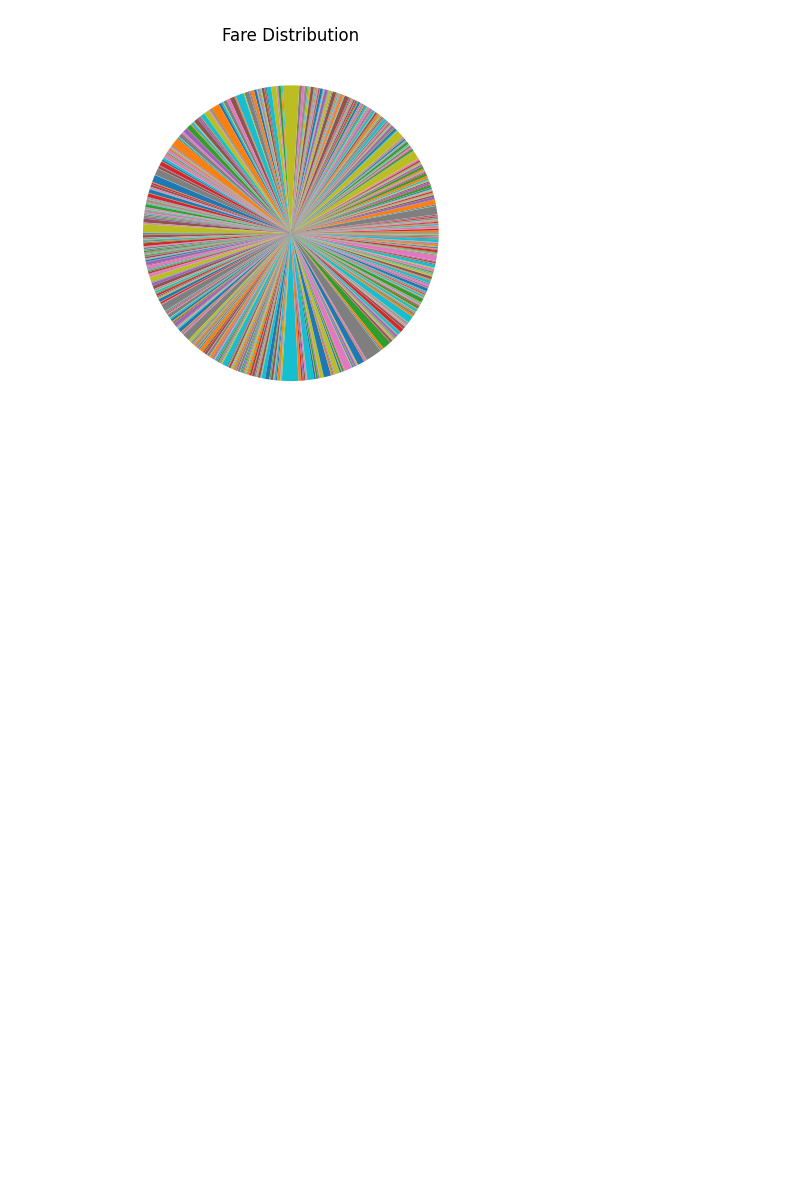
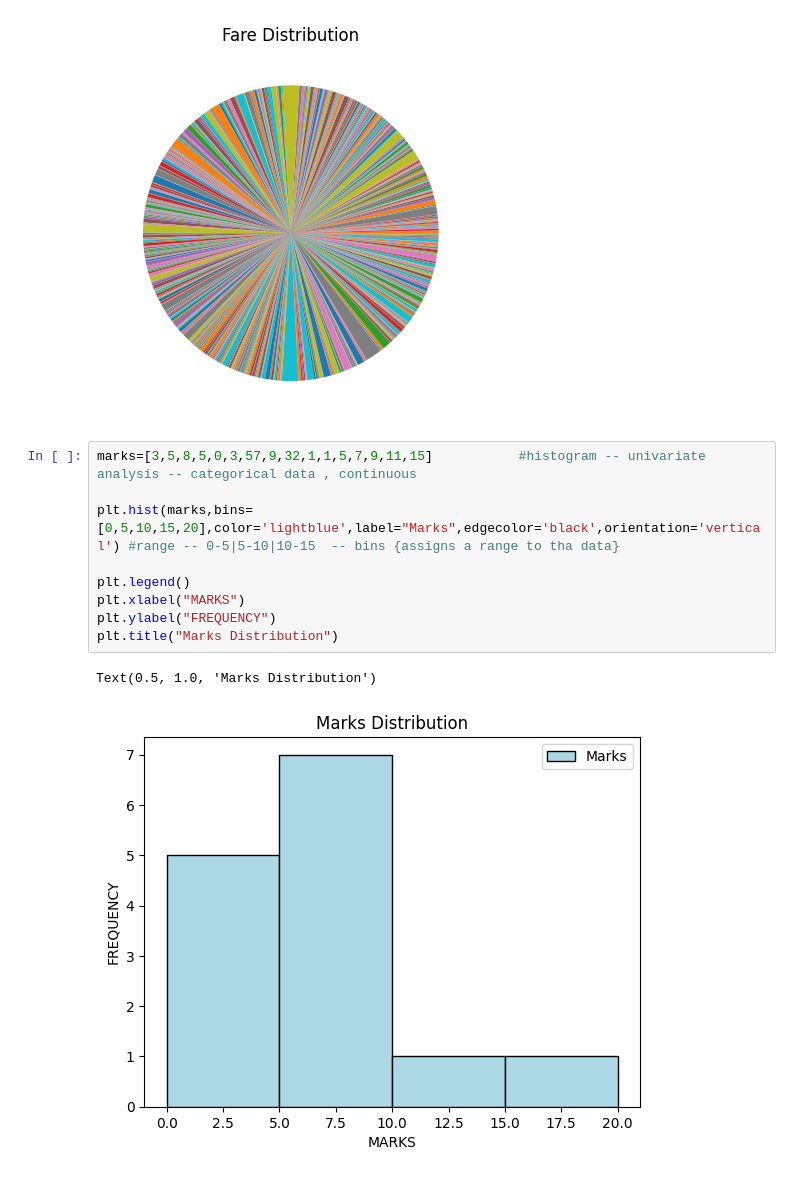
Before and after one commit to priyanka09-stack/Intro-To-ML, a Jupyter notebook: ML/Matplotlib/matplotlib.ipynb, the cells around one changed output. Drawn from its saved outputs; the diff is of its cells as text; blank space fills up the shorter version.

Commit message:
Histogram - bins,label,orientation,color & PieChart Properties Added

```diff
--- a/ML/Matplotlib/matplotlib.ipynb
+++ b/ML/Matplotlib/matplotlib.ipynb
@@ -90,3 +90,15 @@ plt.title("Fare Distribution")
 plt.show()
 # %% [output]
 [figure]
+# %%
+marks=[3,5,8,5,0,3,57,9,32,1,1,5,7,9,11,15]           #histogram -- univariate analysis -- categorical data , continuous
+
+plt.hist(marks,bins=[0,5,10,15,20],color='lightblue',label="Marks",edgecolor='black',orientation='vertical') #range -- 0-5|5-10|10-15  -- bins {assigns a range to tha data}
+
+plt.legend()
+plt.xlabel("MARKS")
+plt.ylabel("FREQUENCY")
+plt.title("Marks Distribution")
+# %% [output]
+Text(0.5, 1.0, 'Marks Distribution')
+[figure, added]
```
Also changed, not shown: parts of 3 cells of this notebook.
